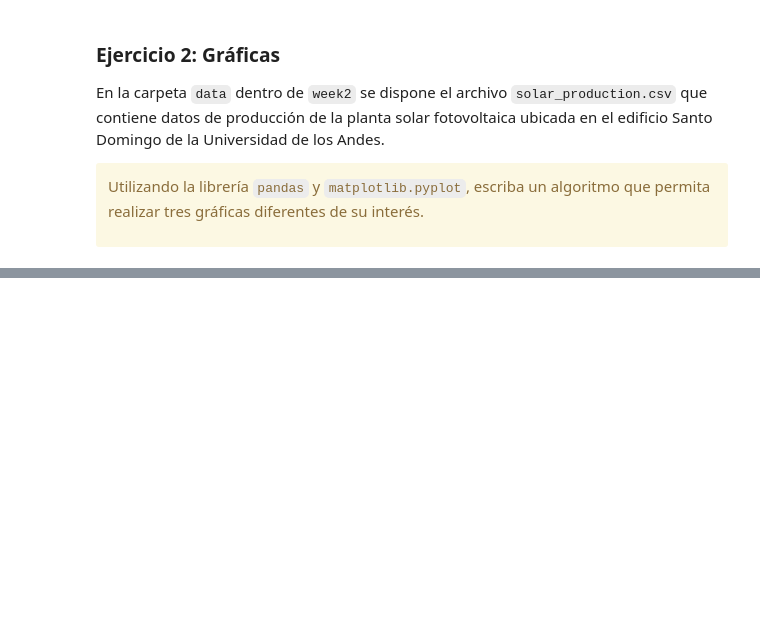
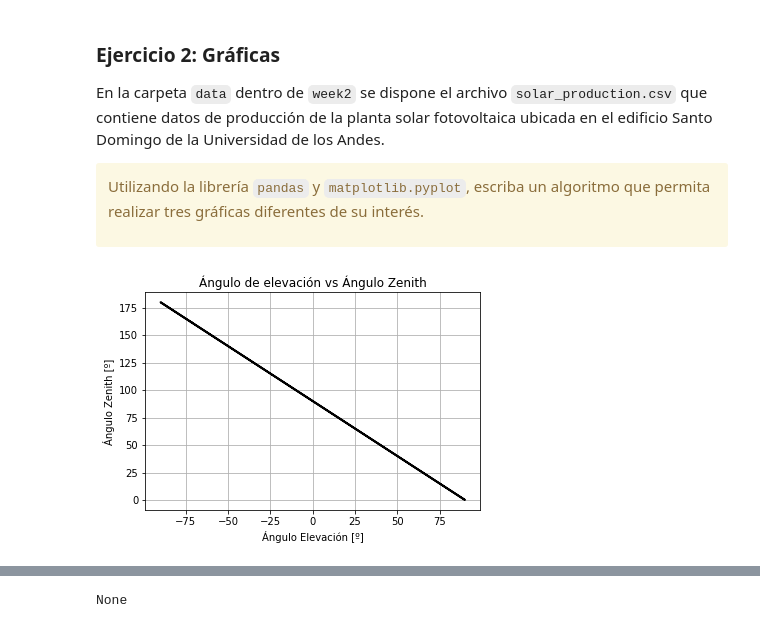
Before and after one commit to JuanGarcia202014347/IMEC-2001-JuanGarcia, a Jupyter notebook: week 3/AC4_visualizaciones.ipynb, the cells around one changed output, grey strips where cells are left out. Drawn from its saved outputs; the diff is of its cells as text; code cells hidden in the pictures; blank space fills up the shorter version.

```diff
--- a/week 3/AC4_visualizaciones.ipynb
+++ b/week 3/AC4_visualizaciones.ipynb
@@ -132,3 +128,18 @@ y =file.get('Zenith (deg)')
+# %%
+import matplotlib.pyplot as plt
+x =file.get('Elevation (deg)')
+y =file.get('Zenith (deg)')
+
+plt.plot(x, y, color='black', linewidth=2)
+plt.rcParams['axes.axisbelow'] = True
+
+
+plt.title('Ángulo de elevación vs Ángulo Zenith', fontsize=12)
+plt.ylabel('Ángulo Zenith [º]', fontsize=10)
+plt.xlabel('Ángulo Elevación [º]', fontsize=10)
+plt.grid(True)
+# %% [output]
+[figure, added]
 # %% [markdown]
 <a id='exercise3'></a>
 ### (BONO) Ejercicio 3: Comportamiento Estadístico Mensual
@@ -159,3 +170,14 @@ ___
 
 **Nota:** Solo se solicita la gráfica de los datos mínimo, promedio y máximo, es decir, los marcadores color azul, verde y naranja en esta figura.
 ___
+# %%
+import matplotlib.pyplot as plt
+route = './data/SD_5min.xlsx' # ./ es pwd()
+x =file.get('Tiempo')
+min =file.get('Mín')
+prom =file.get('Prom')
+max =file.get('Máx')
+
+print(max)
+# %% [output]
+None
```
Also changed, not shown: parts of 2 cells of this notebook.
